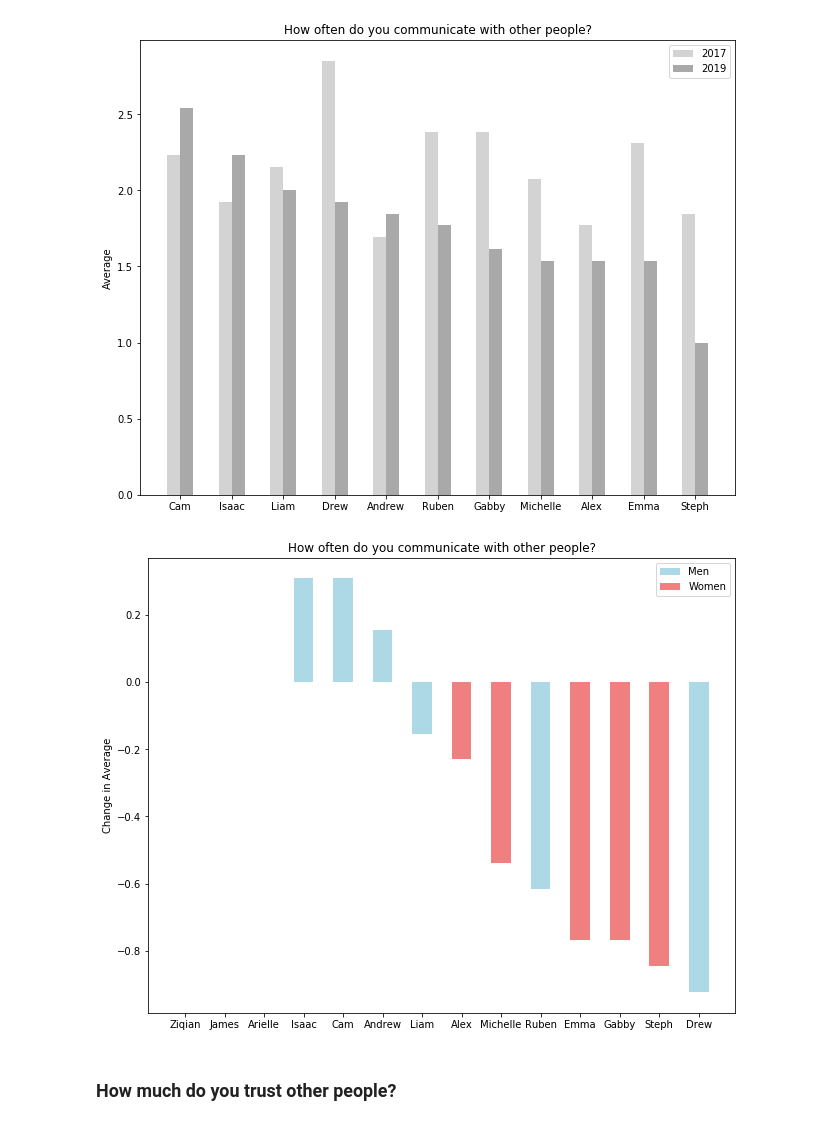
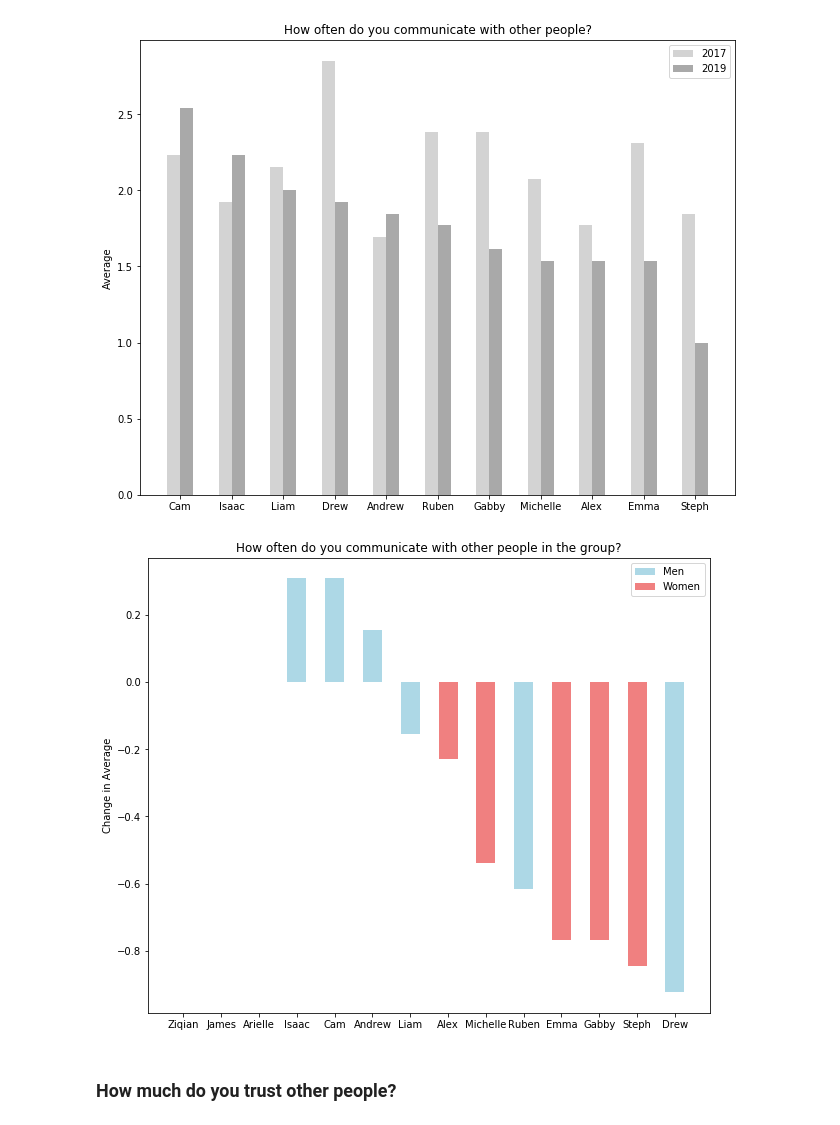
Before and after one commit to stephkananth/bubbles, a Jupyter notebook: distributed_group_comparison_avg_out.ipynb, the cells around one changed output. Saved outputs shown, nothing was run; the diff lists cells and outputs as text; code cells hidden in the pictures.

```diff
--- a/distributed_group_comparison_avg_out.ipynb
+++ b/distributed_group_comparison_avg_out.ipynb
@@ -324,35 +324,35 @@ plt.show()
 avg_diff_contact_dict = {}
 avg_diff_contact_men_values = []
 avg_diff_contact_women_values = []
 avg_diff_contact_descending = []
 
 for person in people:
     avg_diff_contact_dict[person] = avg_2019_contact[person]-avg_2017_contact[person]
 
 for person in {k: v for k, v in sorted(avg_diff_contact_dict.items(), key=lambda item: item[1])[::-1]}:
     avg_diff_contact_descending += [person]
     if person in men:
         avg_diff_contact_men_values += [avg_diff_contact_dict[person]]
         avg_diff_contact_women_values += [0.0]
     elif person in women:
         avg_diff_contact_women_values += [avg_diff_contact_dict[person]]
         avg_diff_contact_men_values += [0.0]
 
 N = len(avg_diff_contact_descending)
 ind = np.arange(N)
 width = 0.5
 fig, ax = plt.subplots()
 p1 = ax.bar(ind, avg_diff_contact_men_values, width, color="LightBlue")
 p2 = ax.bar(ind, avg_diff_contact_women_values, width, color="LightCoral")
 ax.set_ylabel('Change in Average')
-ax.set_title('How often do you communicate with other people?')
+ax.set_title('How often do you communicate with other people in the group?')
 ax.set_xticks(ind)
 ax.set_xticklabels(avg_diff_contact_descending)
 ax.legend((p1[0], p2[0]), ('Men', 'Women'))
 fig.tight_layout(pad=-10, w_pad=10)
 plt.show()
 # %% [output]
-[figure, old version]
+[figure, new version]
 # %% [markdown]
 ### How much do you trust other people?
 # %%
```
Also changed, not shown: 3 other files.
